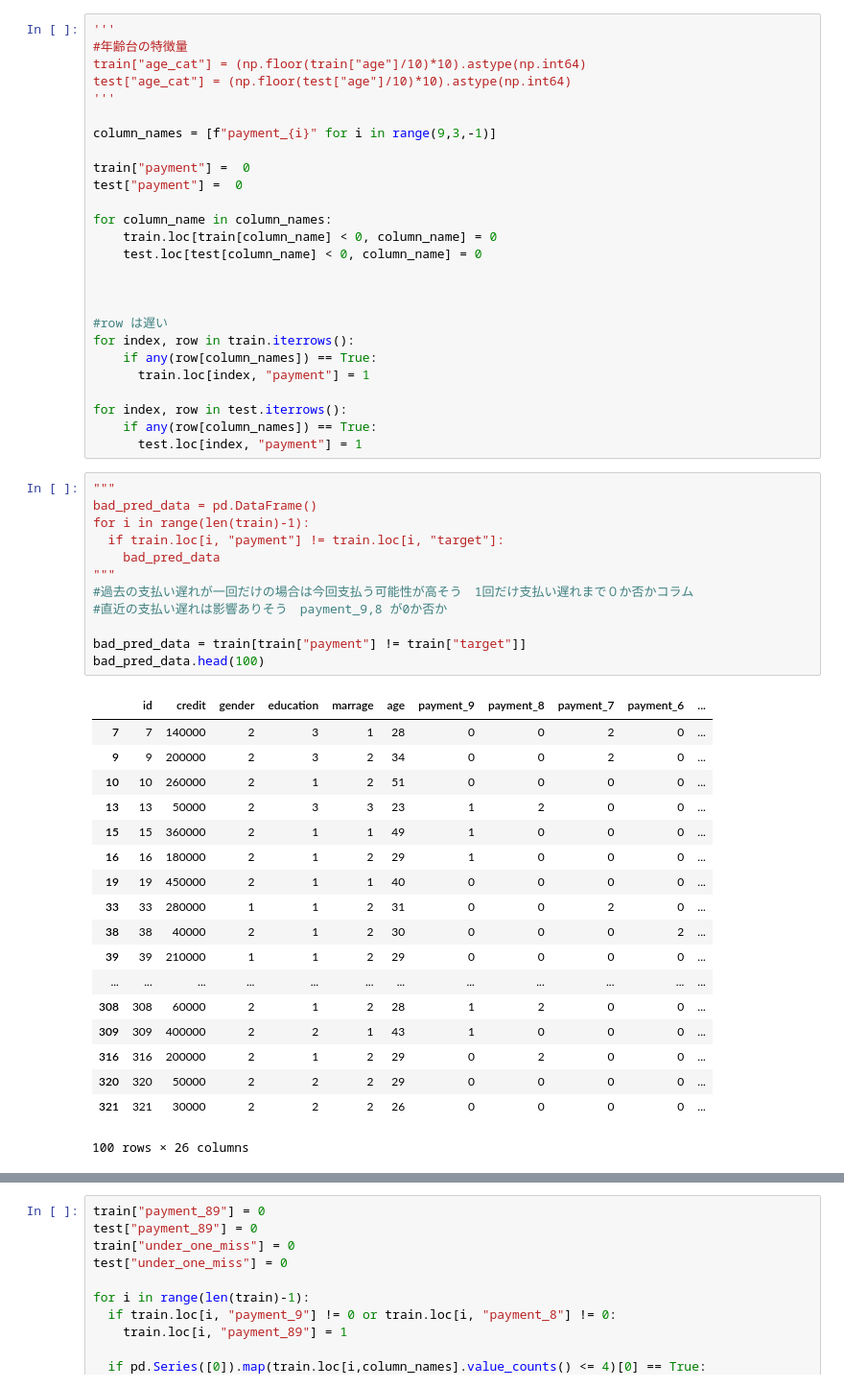
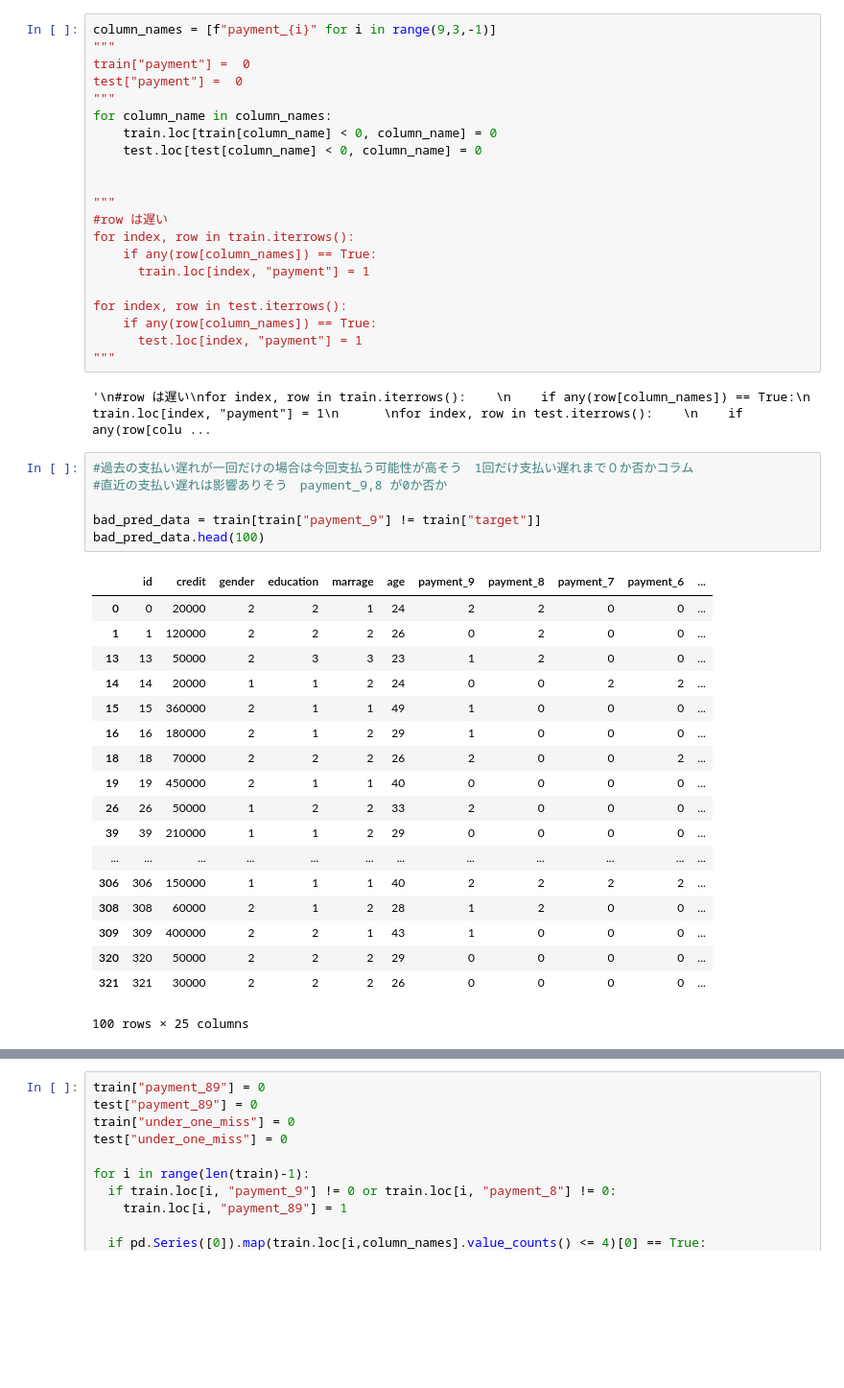
Before and after one commit to takumi5757/git_probspace, a Jupyter notebook: credit_compe.ipynb, the cells around one changed output, grey strips where cells are left out. Shown: that part at 96% size. Saved outputs shown, nothing was run; the diff lists cells and outputs as text; blank space fills up the shorter version.

```diff
--- a/credit_compe.ipynb
+++ b/credit_compe.ipynb
@@ -51,21 +51,15 @@ test.columns = columns
 # %%
-'''
-#年齢台の特徴量
-train["age_cat"] = (np.floor(train["age"]/10)*10).astype(np.int64)
-test["age_cat"] = (np.floor(test["age"]/10)*10).astype(np.int64)
-'''
-
 column_names = [f"payment_{i}" for i in range(9,3,-1)]
-
+"""
 train["payment"] =  0
 test["payment"] =  0
-
+"""
 for column_name in column_names:
     train.loc[train[column_name] < 0, column_name] = 0
     test.loc[test[column_name] < 0, column_name] = 0
 
 
-
+"""
 #row は遅い
 for index, row in train.iterrows():
     if any(row[column_names]) == True:
@@ -74,34 +68,31 @@ for index, row in train.iterrows():
 for index, row in test.iterrows():
     if any(row[column_names]) == True:
       test.loc[index, "payment"] = 1
+"""
+# %% [output]
+'\n#row は遅い\nfor index, row in train.iterrows():    \n    if any(row[column_names]) == True:\n      train.loc[index, "payment"] = 1\n      \nfor index, row in test.iterrows():    \n    if any(row[colu ...
 # %%
-"""
-bad_pred_data = pd.DataFrame()
-for i in range(len(train)-1):
-  if train.loc[i, "payment"] != train.loc[i, "target"]:
-    bad_pred_data
-"""
 #過去の支払い遅れが一回だけの場合は今回支払う可能性が高そう　1回だけ支払い遅れまで０か否かコラム
 #直近の支払い遅れは影響ありそう　payment_9,8 が0か否か
 
-bad_pred_data = train[train["payment"] != train["target"]]
+bad_pred_data = train[train["payment_9"] != train["target"]]
 bad_pred_data.head(100)
 # %% [output]
 |  | id | credit | gender | education | marrage | age | payment_9 | payment_8 | payment_7 | payment_6 | ... |
-| 7 | 7 | 140000 | 2 | 3 | 1 | 28 | 0 | 0 | 2 | 0 | ... |
-| 9 | 9 | 200000 | 2 | 3 | 2 | 34 | 0 | 0 | 2 | 0 | ... |
-| 10 | 10 | 260000 | 2 | 1 | 2 | 51 | 0 | 0 | 0 | 0 | ... |
+| 0 | 0 | 20000 | 2 | 2 | 1 | 24 | 2 | 2 | 0 | 0 | ... |
+| 1 | 1 | 120000 | 2 | 2 | 2 | 26 | 0 | 2 | 0 | 0 | ... |
 | 13 | 13 | 50000 | 2 | 3 | 3 | 23 | 1 | 2 | 0 | 0 | ... |
+| 14 | 14 | 20000 | 1 | 1 | 2 | 24 | 0 | 0 | 2 | 2 | ... |
 | 15 | 15 | 360000 | 2 | 1 | 1 | 49 | 1 | 0 | 0 | 0 | ... |
 | 16 | 16 | 180000 | 2 | 1 | 2 | 29 | 1 | 0 | 0 | 0 | ... |
+| 18 | 18 | 70000 | 2 | 2 | 2 | 26 | 2 | 0 | 0 | 2 | ... |
 | 19 | 19 | 450000 | 2 | 1 | 1 | 40 | 0 | 0 | 0 | 0 | ... |
-| 33 | 33 | 280000 | 1 | 1 | 2 | 31 | 0 | 0 | 2 | 0 | ... |
-| 38 | 38 | 40000 | 2 | 1 | 2 | 30 | 0 | 0 | 0 | 2 | ... |
+| 26 | 26 | 50000 | 1 | 2 | 2 | 33 | 2 | 0 | 0 | 0 | ... |
 | 39 | 39 | 210000 | 1 | 1 | 2 | 29 | 0 | 0 | 0 | 0 | ... |
 | ... | ... | ... | ... | ... | ... | ... | ... | ... | ... | ... | ... |
+| 306 | 306 | 150000 | 1 | 1 | 1 | 40 | 2 | 2 | 2 | 2 | ... |
 | 308 | 308 | 60000 | 2 | 1 | 2 | 28 | 1 | 2 | 0 | 0 | ... |
 | 309 | 309 | 400000 | 2 | 2 | 1 | 43 | 1 | 0 | 0 | 0 | ... |
-| 316 | 316 | 200000 | 2 | 1 | 2 | 29 | 0 | 2 | 0 | 0 | ... |
 | 320 | 320 | 50000 | 2 | 2 | 2 | 29 | 0 | 0 | 0 | 0 | ... |
 | 321 | 321 | 30000 | 2 | 2 | 2 | 26 | 0 | 0 | 0 | 0 | ... |
-100 rows × 26 columns
+100 rows × 25 columns
```
Also changed, not shown: parts of 9 cells of this notebook.
